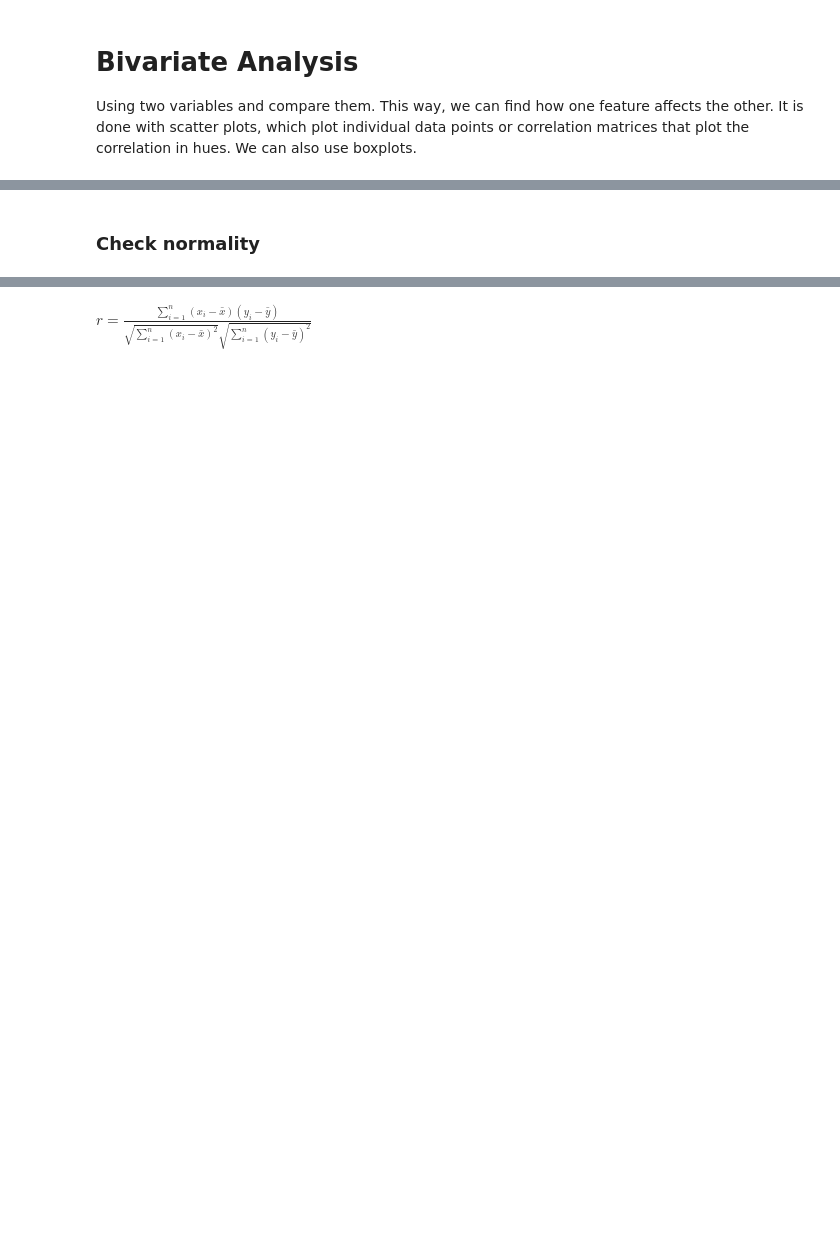
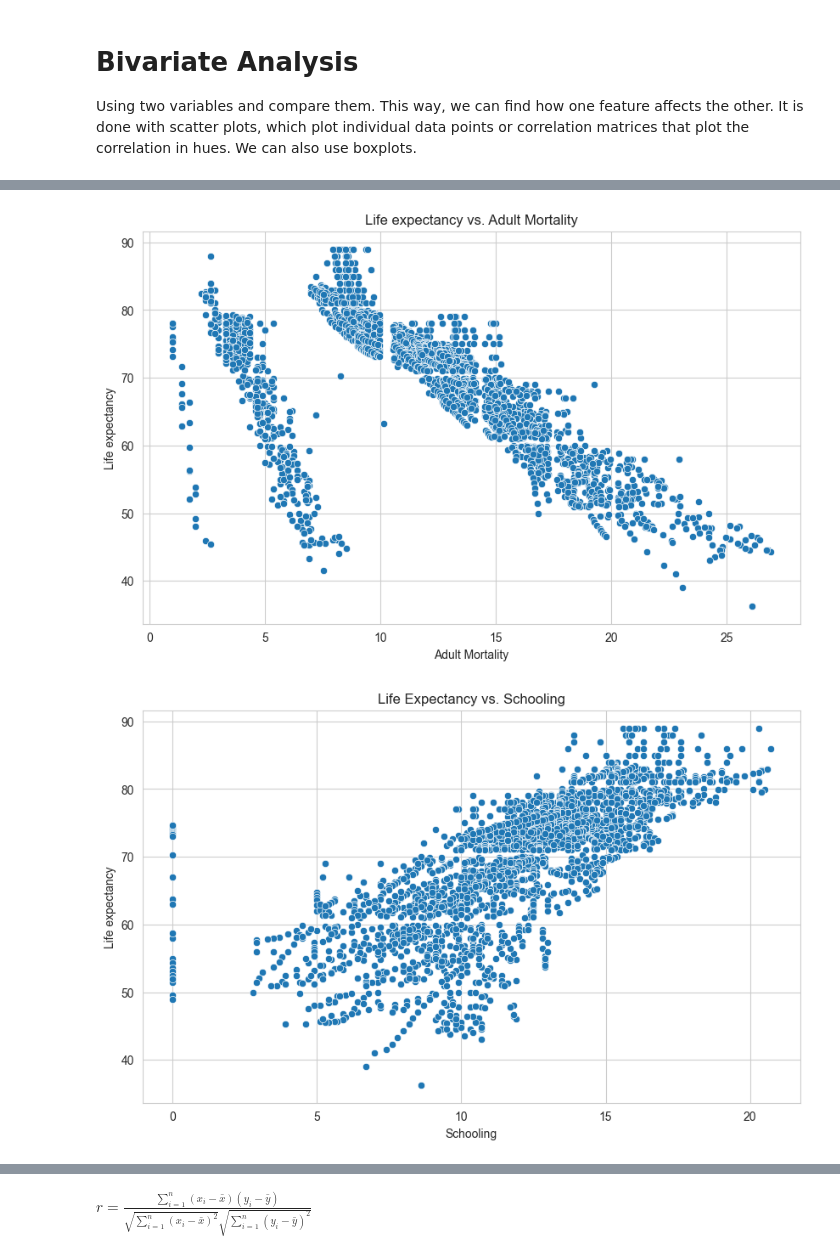
Before and after one commit to ov3ipo/SM_Project, a Jupyter notebook: project.ipynb, the cells around one changed output, grey strips where cells are left out. Drawn from its saved outputs; the diff is of its cells as text; code cells hidden in the pictures; blank space fills up the shorter version.

```diff
--- a/project.ipynb
+++ b/project.ipynb
@@ -319,21 +508,15 @@ print(df_main.columns)
 # %%
-# Remove trailing spaces and standardize capitalization
-df_main.columns = df_main.columns.str.strip().str.replace(' ', '_').str.lower()
-
-# Check new column names
-print(df_main.columns)
-
-# After renaming, your plot code would look cleaner:
 # Scatter plot of Adult Mortality vs. Life Expectancy
 plt.figure(figsize=(10, 6))
-sns.scatterplot(data=df_main, x='adult_mortality', y='life_expectancy')
-plt.title('Life Expectancy vs. Adult Mortality')
+sns.scatterplot(data=df_main, x='Adult Mortality', y='Life expectancy')
+plt.title('Life expectancy vs. Adult Mortality')
 plt.show()
 
 # Scatter plot of Infant Deaths vs. Life Expectancy
 plt.figure(figsize=(10, 6))
-sns.scatterplot(data=df_main, x='schooling', y='life_expectancy')
+sns.scatterplot(data=df_main, x='Schooling', y='Life expectancy')
 plt.title('Life Expectancy vs. Schooling')
 plt.show()
+# %% [output]
+[figure, added]
+[figure, added]
-# %% [markdown]
-### Check normality
```
Also changed, not shown: parts of 29 cells of this notebook.
